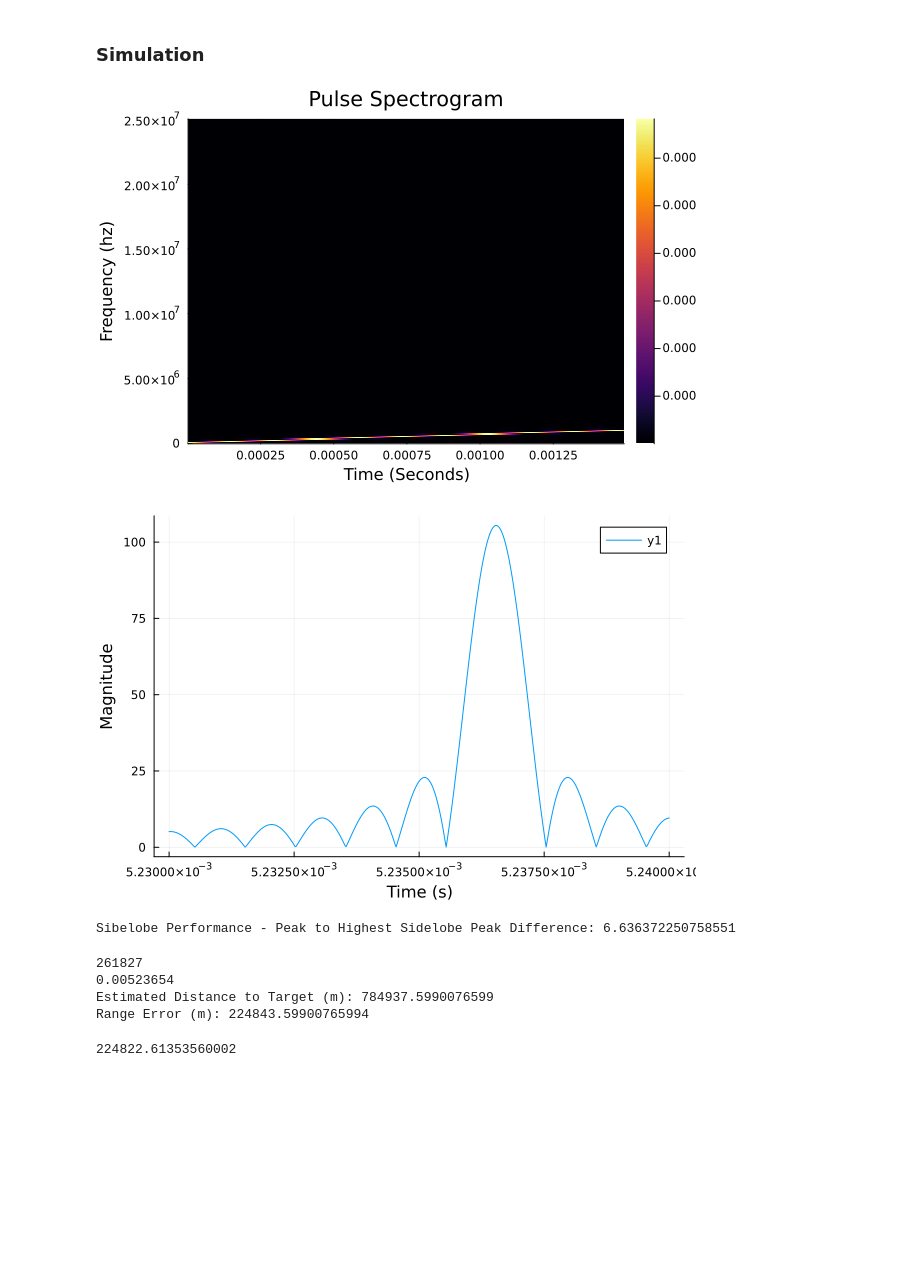
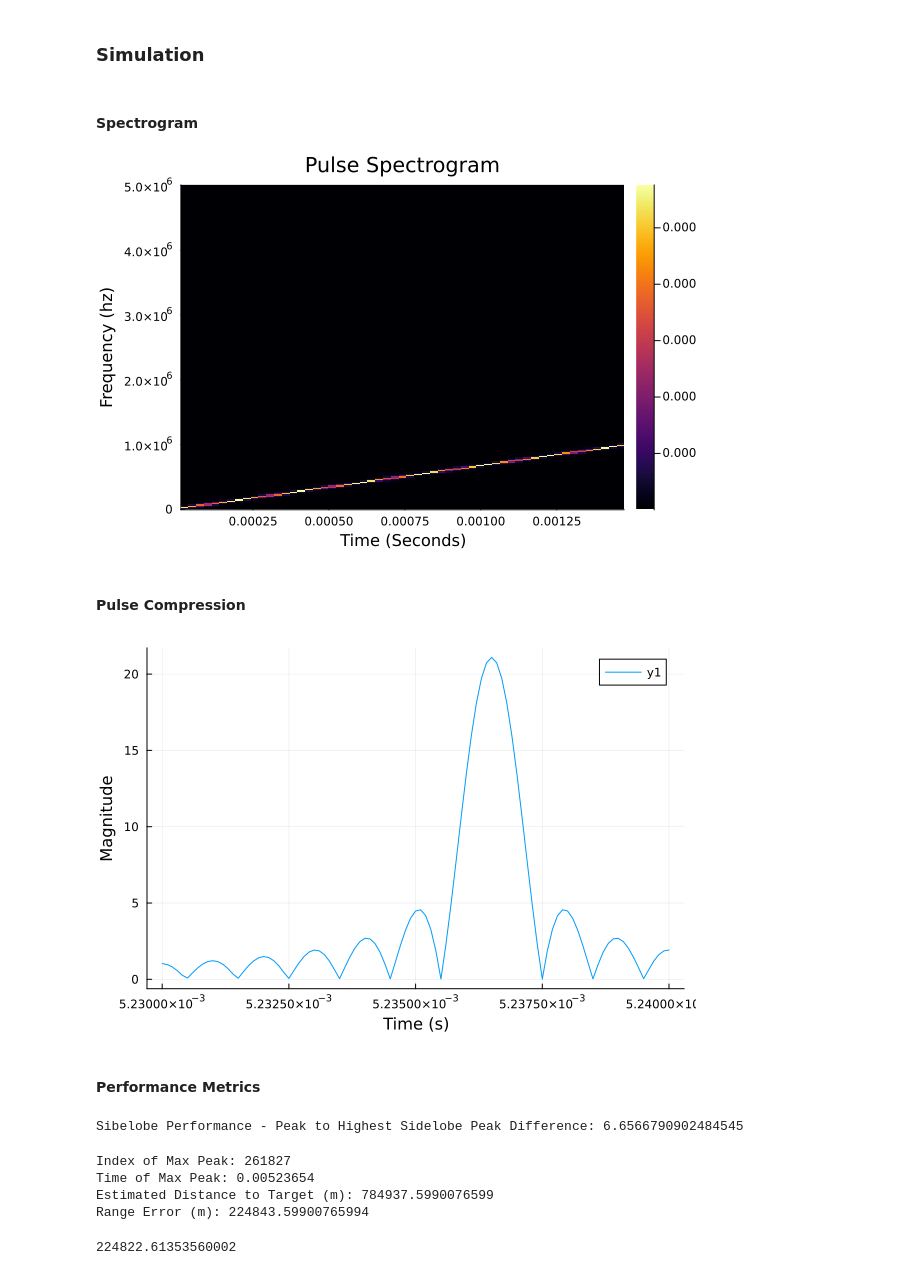
Before and after one commit to WPI-5G/radarSim, a Jupyter notebook: sim.ipynb, the cells around one changed output. Saved outputs shown, nothing was run; the diff lists cells and outputs as text; code cells hidden in the pictures; blank space fills up the shorter version.

```diff
--- a/sim.ipynb
+++ b/sim.ipynb
@@ -15,7 +22,7 @@ using .radarsim;
 # %% [markdown]
 ### System Constants
 # %%
-samp_rate = 50e6  #hz
+samp_rate = 10e6  #hz
 prf = 100 #Hz
 duty_factor = .15; #.05
 β = 1e6; #Pulse Bandwidth
@@ -47,13 +54,17 @@ Minimum Range (km): 224.8443435
 t, pulse_train = gen_pulse_train(repetitions, samp_rate, prf, τ, β, envelope_type="Rectangular", pulse_type="NOrderPoly", coefficients=coefficients);
 # %%
 rx_pulse_train, noise = sim_return(samp_rate, pulse_train, targets, fc=fc, system_loss=system_loss, Gt=Gt, Gr=Gr, SNR=100);
+# %% [markdown]
+#### Spectrogram
 # %%
 fft_size = 512;
 spec = spectrogram(pulse_train[begin:round(Int, τ*samp_rate)], fft_size; fs=samp_rate); #+ pulse_train
 
 heatmap(spec.time, LinRange(0,samp_rate/2, round(Int, fft_size/2)), spec.power[begin:round(Int, fft_size/2) , :], xguide="Time (Seconds)", yguide="Frequency (hz)", title="Pulse Spectrogram")
 # %% [output]
-[figure, old version]
+[figure, new version]
+# %% [markdown]
+#### Pulse Compression
 # %%
 null, p = single_pulse(samp_rate, prf, τ, β, envelope_type="Rectangular", pulse_type="NOrderPoly", coefficients=coefficients);
 pulse_compression = conv(rx_pulse_train, conj(reverse(p[begin:round(Int, τ*samp_rate)])));
@@ -61,12 +72,14 @@ pulse_compression = pulse_compression[1:length(rx_pulse_train)];
 # %%
 sigPower = abs.(pulse_compression);
 sigPowerdB = 10*log10.(sqrt.(abs2.(real.(pulse_compression)) .+ abs2.(imag.(pulse_compression))));
-sigPower = sigPower[1:265000];
-sigPowerdB = sigPowerdB[1:265000];
-plot(t[261500:262000], sigPower[261500:262000], xguide="Time (s)", yguide="Magnitude")
+sigPower = sigPower[1:26500*2];
+sigPowerdB = sigPowerdB[1:26500*2];
+plot(t[26150*2:26200*2], sigPower[26150*2:26200*2], xguide="Time (s)", yguide="Magnitude")
 # plot(t[261500:262000], sigPowerdB[261500:262000], xguide="Time (s)", yguide="Magnitude (dB)")
 # %% [output]
-[figure, old version]
+[figure, new version]
+# %% [markdown]
+#### Performance Metrics
 # %%
 peaks = argmaxima(sigPower);
 null, sigPowerMaxPeakIdx = findmax(sigPower);
@@ -75,18 +88,18 @@ sigPowerSidelobeIdx = peaks[peaksPeakIdx+1];
 sidelobePerformance = sigPowerdB[sigPowerMaxPeakIdx] - sigPowerdB[sigPowerSidelobeIdx];
 println("Sibelobe Performance - Peak to Highest Sidelobe Peak Difference: ", sidelobePerformance)
 # %% [output]
-Sibelobe Performance - Peak to Highest Sidelobe Peak Difference: 6.636372250758551
+Sibelobe Performance - Peak to Highest Sidelobe Peak Difference: 6.6566790902484545
 # %%
 null, idx = findmax(sigPower);
-println(idx);
-println((idx)/samp_rate);
 estimatedRange  = (t[idx]*299_792_458)/2;
 rangeError = abs(estimatedRange - 560_094);
+println("Index of Max Peak: ", idx);
+println("Time of Max Peak: ", (idx)/samp_rate);
 println("Estimated Distance to Target (m): ", estimatedRange)
 println("Range Error (m): ", rangeError)
 # %% [output]
-261827
-0.00523654
+Index of Max Peak: 261827
+Time of Max Peak: 0.00523654
 Estimated Distance to Target (m): 784937.5990076599
 Range Error (m): 224843.59900765994
 # %%
```
Also changed, not shown: parts of 8 cells of this notebook.
